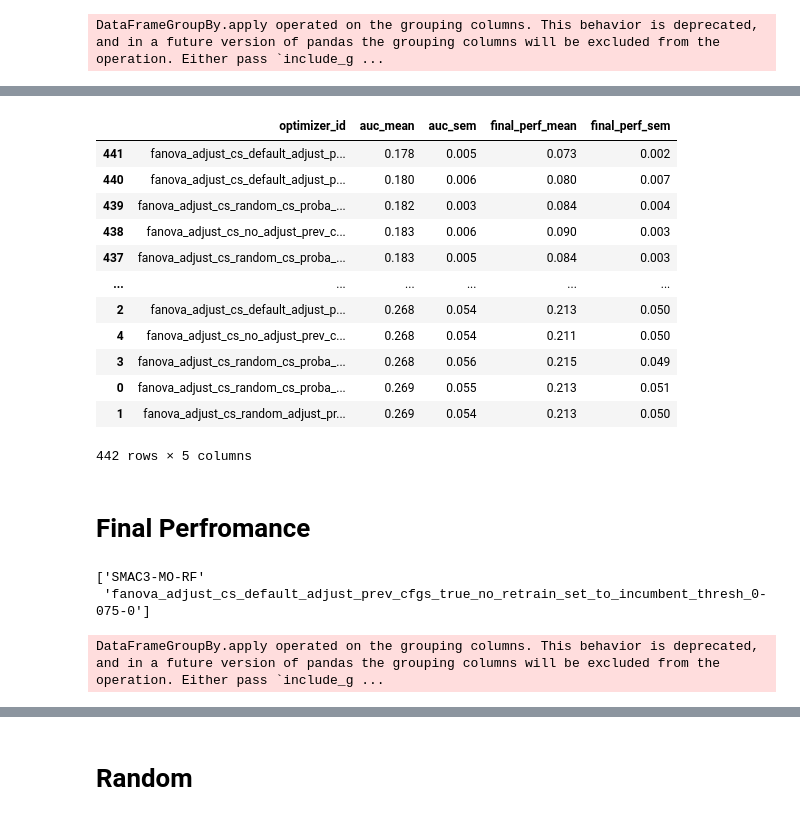
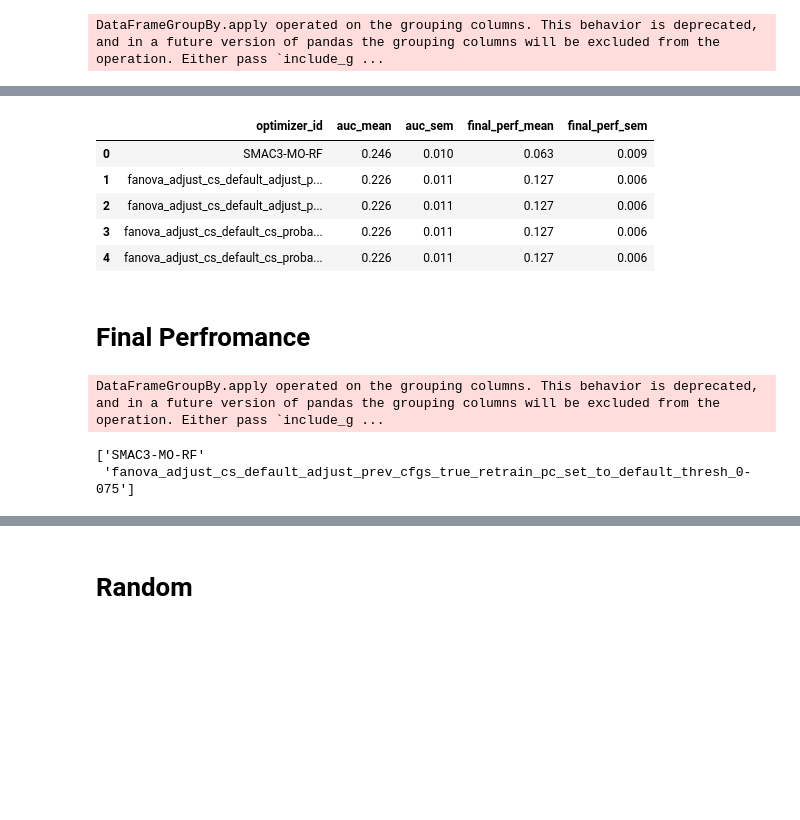
Before and after one commit to daphne12345/package_hpi_parego, a Jupyter notebook: final_final_plotting.ipynb, the cells around one changed output, grey strips where cells are left out. Drawn from its saved outputs; the diff is of its cells as text; code cells hidden in the pictures; blank space fills up the shorter version.

```diff
--- a/final_final_plotting.ipynb
+++ b/final_final_plotting.ipynb
@@ -479,19 +364,12 @@ merge.head(20).to_latex()
-# %%
-merge.sort_values(by='auc_mean', ascending=True)
-# %% [output]
-|  | optimizer_id | auc_mean | auc_sem | final_perf_mean | final_perf_sem |
-| 441 | fanova_adjust_cs_default_adjust_p... | 0.178 | 0.005 | 0.073 | 0.002 |
-| 440 | fanova_adjust_cs_default_adjust_p... | 0.180 | 0.006 | 0.080 | 0.007 |
-| 439 | fanova_adjust_cs_random_cs_proba_... | 0.182 | 0.003 | 0.084 | 0.004 |
-| 438 | fanova_adjust_cs_no_adjust_prev_c... | 0.183 | 0.006 | 0.090 | 0.003 |
-| 437 | fanova_adjust_cs_random_cs_proba_... | 0.183 | 0.005 | 0.084 | 0.003 |
-| ... | ... | ... | ... | ... | ... |
-| 2 | fanova_adjust_cs_default_adjust_p... | 0.268 | 0.054 | 0.213 | 0.050 |
-| 4 | fanova_adjust_cs_no_adjust_prev_c... | 0.268 | 0.054 | 0.211 | 0.050 |
-| 3 | fanova_adjust_cs_random_cs_proba_... | 0.268 | 0.056 | 0.215 | 0.049 |
-| 0 | fanova_adjust_cs_random_cs_proba_... | 0.269 | 0.055 | 0.213 | 0.051 |
-| 1 | fanova_adjust_cs_random_adjust_pr... | 0.269 | 0.054 | 0.213 | 0.050 |
-442 rows × 5 columns
+# %%
+merge.sort_values(by='final_perf_mean', ascending=True).head(5)
+# %% [output]
+|  | optimizer_id | auc_mean | auc_sem | final_perf_mean | final_perf_sem |
+| 0 | SMAC3-MO-RF | 0.246 | 0.010 | 0.063 | 0.009 |
+| 1 | fanova_adjust_cs_default_adjust_p... | 0.226 | 0.011 | 0.127 | 0.006 |
+| 2 | fanova_adjust_cs_default_adjust_p... | 0.226 | 0.011 | 0.127 | 0.006 |
+| 3 | fanova_adjust_cs_default_cs_proba... | 0.226 | 0.011 | 0.127 | 0.006 |
+| 4 | fanova_adjust_cs_default_cs_proba... | 0.226 | 0.011 | 0.127 | 0.006 |
 # %% [markdown]
 # Final Perfromance
 # %%
@@ -508,12 +386,13 @@ fanova_auc = df[df['optimizer_id']==best_auc]
 # hypershap_auc = perf_all[perf_all['optimizer_id']=='hypershap_adjust_cs_default_constant_adjust_prev_cfgs_set_to_incumbent_dynamic_decay_down']
 # hypershap_auc['optimizer_id'] = 'HyperSHAP-ParEGO'
 df_plot = pd.concat([df_smac, fanova_auc, fanova_final], ignore_index=True)
-
+df_plot['optimizer_id'] = df_plot['optimizer_id'].replace({'fanova_adjust_cs_random_cs_proba_hpi_adjust_prev_cfgs_true_no_retrain_set_to_default_thresh_075':'cs_rnd_proba_hpi_pc_no_retrain_def_075'})
+df_plot['optimizer_id'] = df_plot['optimizer_id'].replace({'fanova_adjust_cs_rnd_inc_cs_proba_hpi_adjust_prev_cfgs_true_no_retrain_set_to_default_thresh_0-down-half':'repl'})
 plot_one_thing('optimizer_id', df_plot=df_plot)
 # %% [output]
-['SMAC3-MO-RF'
- 'fanova_adjust_cs_default_adjust_prev_cfgs_true_no_retrain_set_to_incumbent_thresh_0-075-0']
+DataFrameGroupBy.apply operated on the grouping columns. This behavior is deprecated, and in a future version of pandas the grouping columns will be excluded from the operation. Either pass `include_g ...
-DataFrameGroupBy.apply operated on the grouping columns. This behavior is deprecated, and in a future version of pandas the grouping columns will be excluded from the operation. Either pass `include_g ...
+['SMAC3-MO-RF'
+ 'fanova_adjust_cs_default_adjust_prev_cfgs_true_retrain_pc_set_to_default_thresh_0-075']
 # %%
 top5 = merge[merge['auc_mean'].isin(merge['auc_mean'].sort_values().head(3).values)]['optimizer_id'].values
 top5 = pd.concat([df_smac, df[df['optimizer_id'].isin(top5)]])
```
Also changed, not shown: parts of 14 cells of this notebook, 1 other file.
